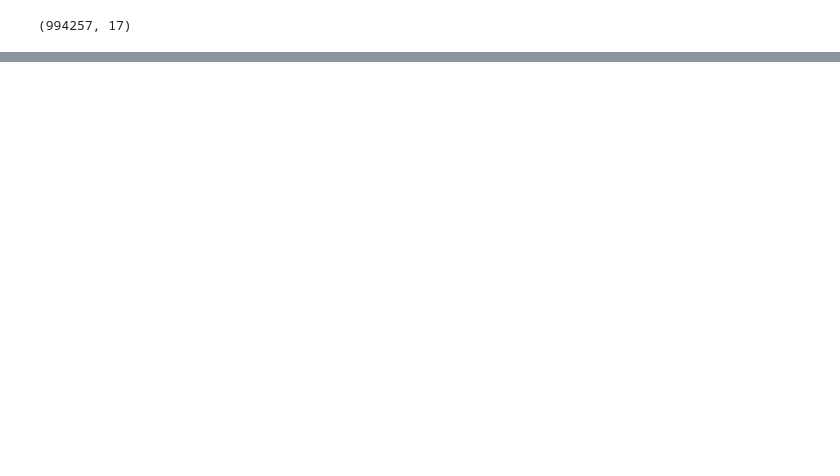
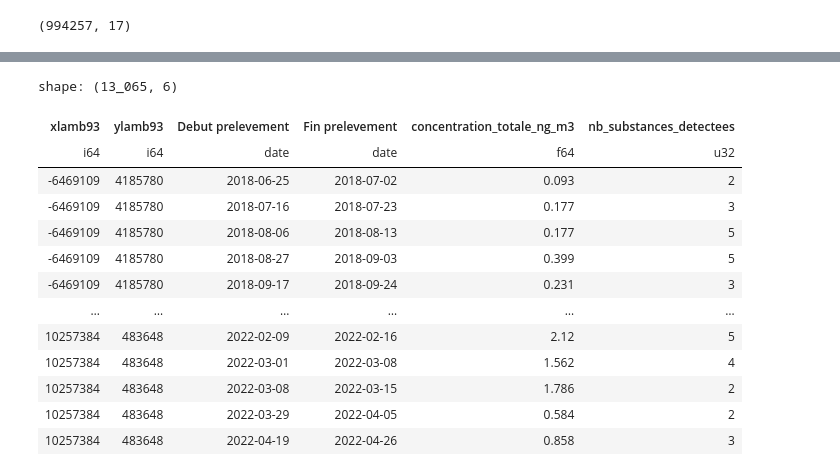
Before and after one commit to athebault/FNE_pestiexpo, a Jupyter notebook: notebooks/MESURES/explore_mesures_pesticides.ipynb, the cells around one changed output, grey strips where cells are left out. Drawn from its saved outputs; the diff is of its cells as text; code cells hidden in the pictures; blank space fills up the shorter version.

```diff
--- a/notebooks/MESURES/explore_mesures_pesticides.ipynb
+++ b/notebooks/MESURES/explore_mesures_pesticides.ipynb
@@ -23,0 +143,31 @@ df.describe()
+# %%
+# Agrégation de tous les pesticides par date de mesure
+agg_par_date = (
+    df
+    .group_by(["xlamb93", "ylamb93", "Debut prelevement", "Fin prelevement"])
+    .agg([
+        pl.col("Concentration (ng/m3)").sum().alias("concentration_totale_ng_m3"),
+        pl.col("Substance active")
+          .filter(pl.col("Concentration (ng/m3)") > 0)
+          .n_unique()
+          .alias("nb_substances_detectees"),
+    ])
+    .sort(["xlamb93", "Debut prelevement"])
+)
+
+agg_par_date
+# %% [output]
+shape: (13_065, 6)
+| xlamb93 | ylamb93 | Debut prelevement | Fin prelevement | concentration_totale_ng_m3 | nb_substances_detectees |
+| i64 | i64 | date | date | f64 | u32 |
+| -6469109 | 4185780 | 2018-06-25 | 2018-07-02 | 0.093 | 2 |
+| -6469109 | 4185780 | 2018-07-16 | 2018-07-23 | 0.177 | 3 |
+| -6469109 | 4185780 | 2018-08-06 | 2018-08-13 | 0.177 | 5 |
+| -6469109 | 4185780 | 2018-08-27 | 2018-09-03 | 0.399 | 5 |
+| -6469109 | 4185780 | 2018-09-17 | 2018-09-24 | 0.231 | 3 |
+| … | … | … | … | … | … |
+| 10257384 | 483648 | 2022-02-09 | 2022-02-16 | 2.12 | 5 |
+| 10257384 | 483648 | 2022-03-01 | 2022-03-08 | 1.562 | 4 |
+| 10257384 | 483648 | 2022-03-08 | 2022-03-15 | 1.786 | 2 |
+| 10257384 | 483648 | 2022-03-29 | 2022-04-05 | 0.584 | 2 |
+| 10257384 | 483648 | 2022-04-19 | 2022-04-26 | 0.858 | 3 |
```
Also changed, not shown: parts of 12 cells of this notebook, 22 other files.
